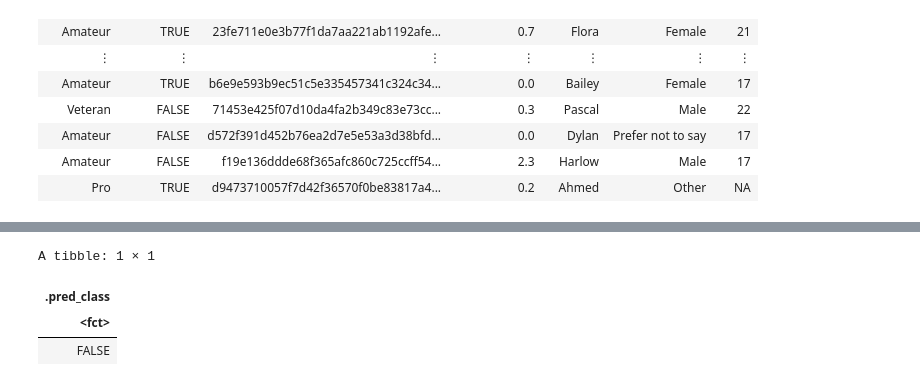
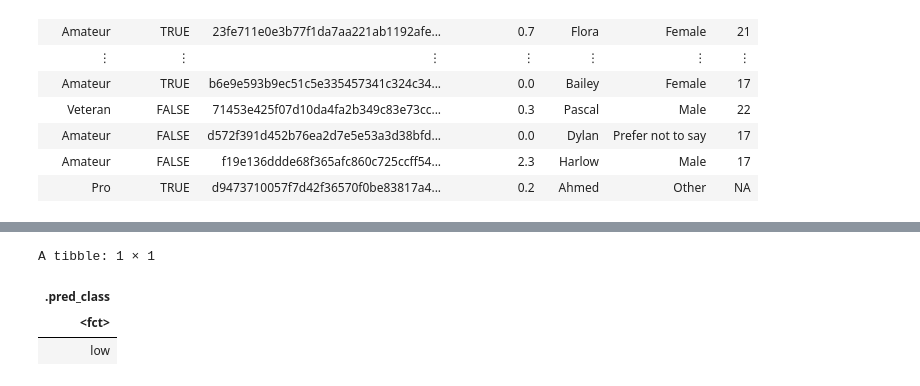
Before and after one commit to azoli113/DSCI100-Project-Group-006-36, a Jupyter notebook: draft-Copy1.ipynb, the cells around one changed output, grey strips where cells are left out. Cells and saved outputs as stored; diff of their text form; code cells hidden in the pictures.

```diff
--- a/draft-Copy1.ipynb
+++ b/draft-Copy1.ipynb
@@ -80,7 +80,7 @@ A spec_tbl_df: 197 × 7
 | Pro | TRUE | d9473710057f7d42f36570f0be83817a4... | 0.2 | Ahmed | Other | NA |
 # %%
 players <- clean_players_data |>
-  select(-hashed_email, -hours_played, -name, -gender) |>
+  select(-hashed_email, -subscribed, -name, -gender) |>
   filter(!is.na(age)) |>
   mutate(
     experience = case_when(
@@ -90,8 +90,9 @@ players <- clean_players_data |>
       experience == "Regular" ~ 2,
       experience == "Beginner" ~ 1,
       TRUE ~ NA_real_
-    )
-  ) |>
-mutate(subscribed = as_factor(subscribed))
+    ),
+   level = case_when(
+      hours_played > 15 ~ "high",
+      hours_played <= 15 ~ "low"))
 players
 # %% [output]
@@ -112,25 +113,25 @@ A tibble: 194 × 3
 # %%
 
 
-Wdbc_recipe <- recipe(subscribed ~ age + experience, data = players) |>
+Wdbc_recipe <- recipe(level ~ age + experience, data = players) |>
   step_center(all_predictors()) |>
   step_scale(all_predictors())
 
 Wdbc_model <- nearest_neighbor(weight_func = "rectangular", neighbors = 3) |>
   set_engine("kknn") |>
   set_mode("classification")
 
 Wdbc_workflow <- workflow() |>
   add_recipe(Wdbc_recipe) |>
   add_model(Wdbc_model)
 
 Wdbc_fit <- Wdbc_workflow |>
   fit(data = players)
 
 new_obs <- tibble(age = 18, experience = 4)
 predict(Wdbc_fit, new_obs)
 # %% [output]
 A tibble: 1 × 1
 | .pred_class |
 | <fct> |
-| FALSE |
+| low |
```
Also changed, not shown: parts of 1 cell of this notebook, 1 other file.
